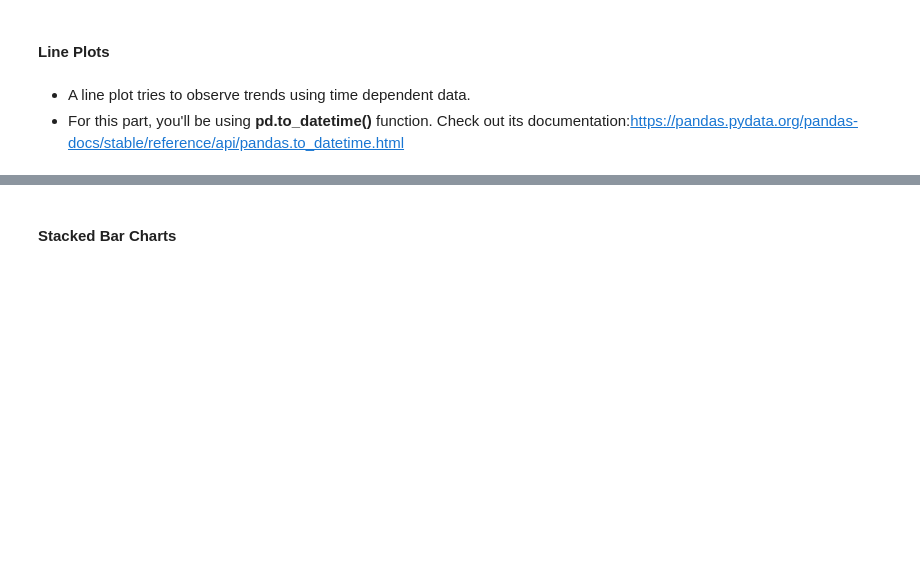
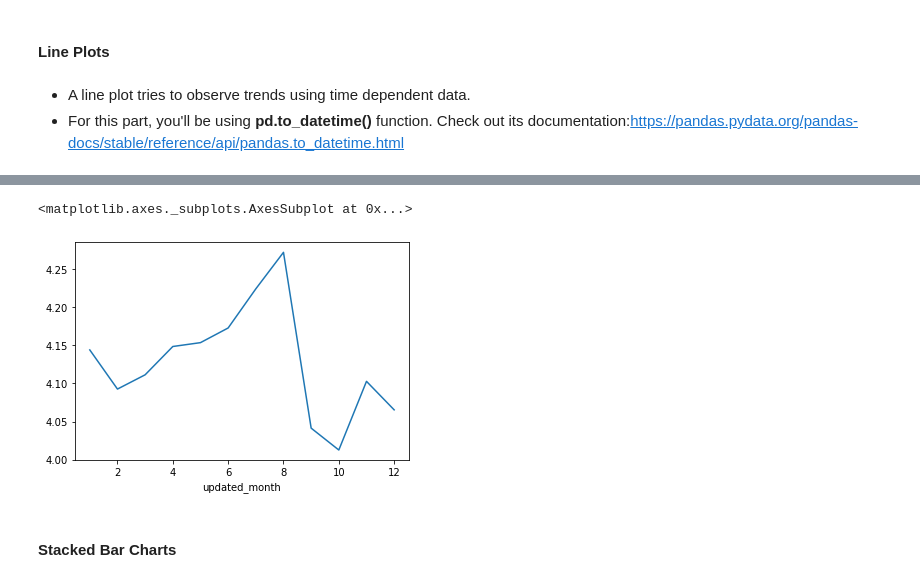
Before and after one commit to pratik217/datascience_py, a Jupyter notebook: Case+Study+Notebook/Data Visualisation in Python - Case Study.ipynb, the cells around one changed output, grey strips where cells are left out. Cells and saved outputs as stored; diff of their text form; code cells hidden in the pictures; blank space fills up the shorter version.

```diff
--- a/Case+Study+Notebook/Data Visualisation in Python - Case Study.ipynb
+++ b/Case+Study+Notebook/Data Visualisation in Python - Case Study.ipynb
@@ -860,5 +907,10 @@ sns.heatmap(res1, cmap="Greens", annot=True
 # %%
 ## Plot a line graph
+
+inp1.groupby(["updated_month"])["Rating"].mean().plot()
+# %% [output]
+<matplotlib.axes._subplots.AxesSubplot at 0x...>
+[figure, added]
 # %% [markdown]
 #### Stacked Bar Charts
 # %% [markdown]
```
Also changed, not shown: parts of 7 cells of this notebook, 1 other file.
